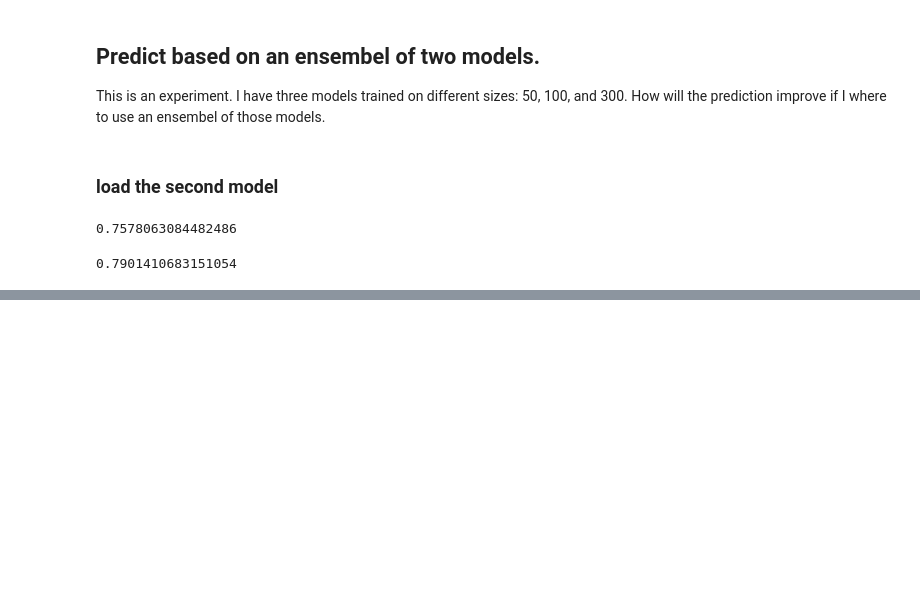
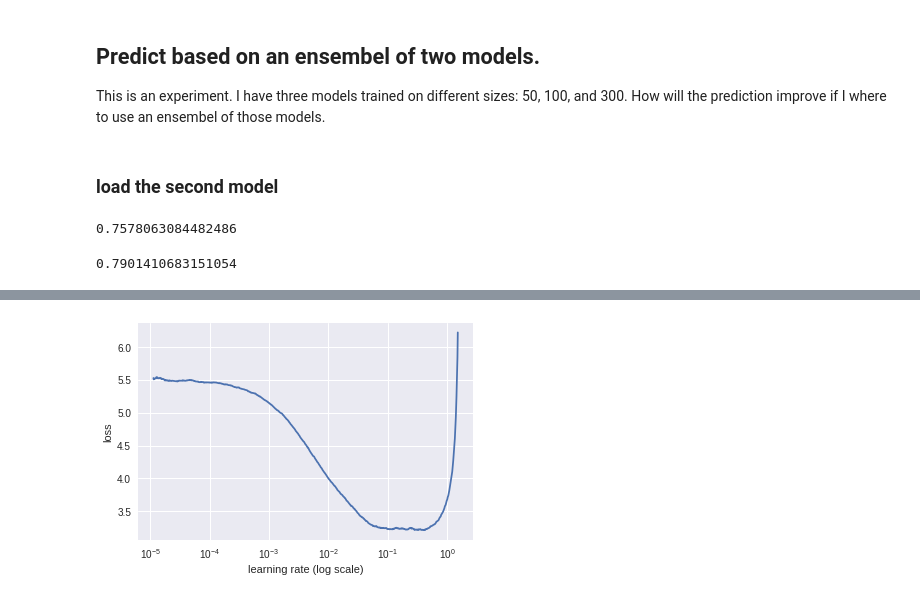
Before and after one commit to x110/KaggleComp, a Jupyter notebook: imaterialist_challenge_furniture_2018.ipynb, the cells around one changed output, grey strips where cells are left out. Saved outputs shown, nothing was run; the diff lists cells and outputs as text; code cells hidden in the pictures; blank space fills up the shorter version.

```diff
--- a/imaterialist_challenge_furniture_2018.ipynb
+++ b/imaterialist_challenge_furniture_2018.ipynb
@@ -486,0 +617,7 @@ accuracy_np(probse,y)
+# %%
+sz=50
+arch = resnext50
+bs = 128
+data = get_data(sz,bs,arch)
+learn = ConvLearner.pretrained(arch,data,precompute=False)
+data = data.resize(int(sz*1.3),'tmp')
@@ -486,0 +626,6 @@ accuracy_np(probse,y)
+# %%
+learn.precompute = False
+# %%
+learn.lr_find()
+learn.sched.plot()
+# %% [output]
@@ -486,0 +633 @@ accuracy_np(probse,y)
+[figure, added]
```
Also changed, not shown: parts of 51 cells of this notebook.
